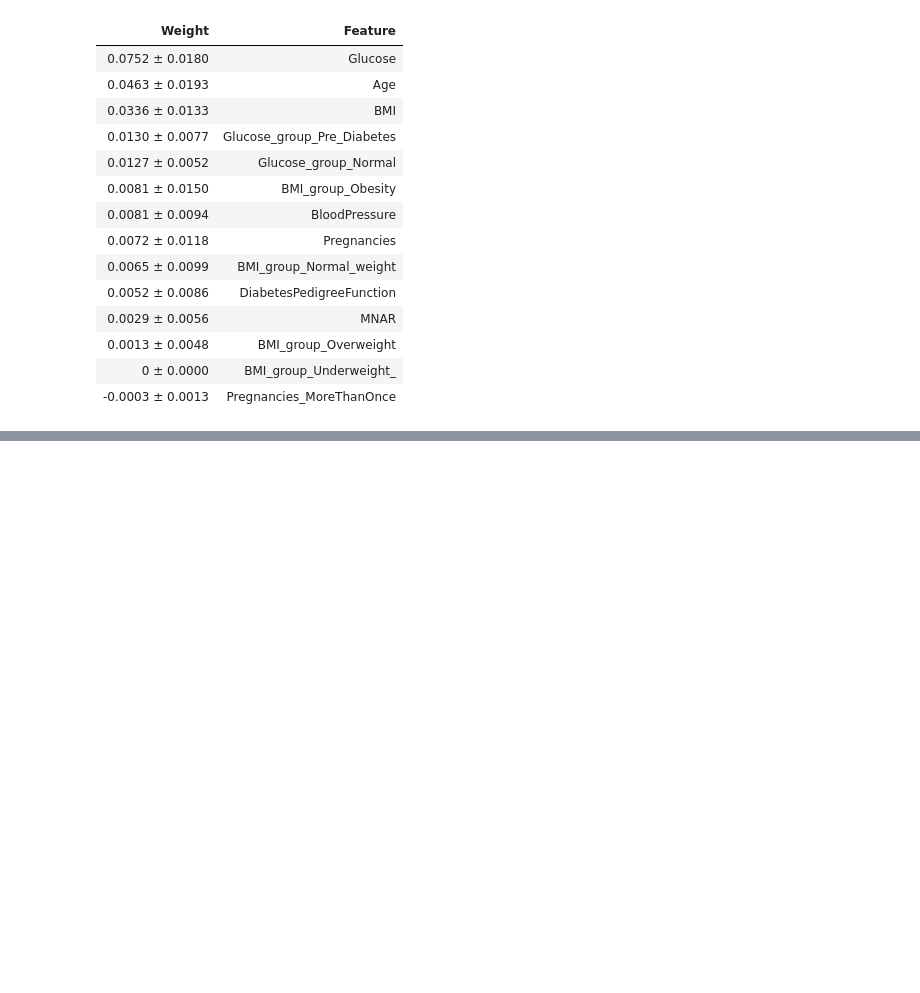
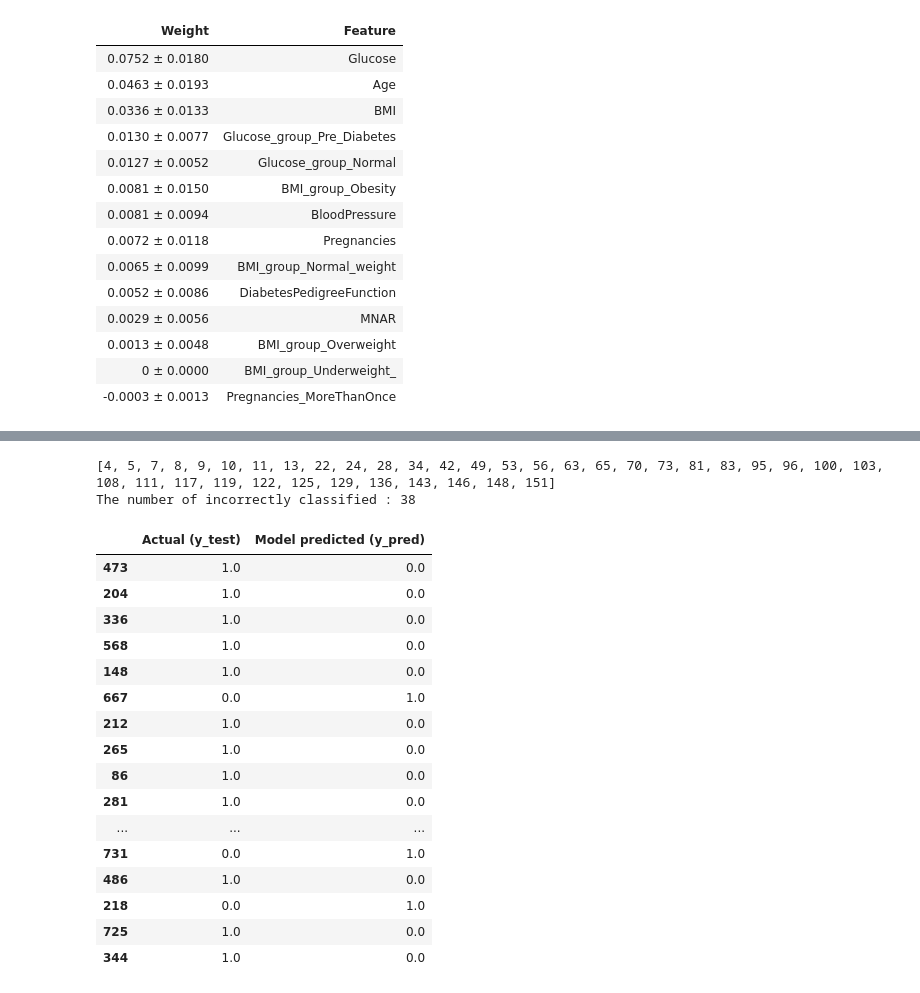
Before and after one commit to yukaberry/portfolio_forecasting_diabetes, a Jupyter notebook: notebooks/modeling_turning.ipynb, the cells around one changed output, grey strips where cells are left out. Saved outputs shown, nothing was run; the diff lists cells and outputs as text; code cells hidden in the pictures; blank space fills up the shorter version.

```diff
--- a/notebooks/modeling_turning_notebook.ipynb
+++ b/notebooks/modeling_turning.ipynb
@@ -477,0 +514,32 @@ eli5.show_weights(perm, feature_names = X_train.columns.tolist(),top=20)
+# %%
+indices = []
+for i in range(len(y_test)) :
+    if y_test.iloc[i]["Outcome2"] != y_pred[i]:
+        indices.append(i)
+
+print(indices)
+print("The number of incorrectly classified : " + str(len(indices)))
+# %% [output]
+[4, 5, 7, 8, 9, 10, 11, 13, 22, 24, 28, 34, 42, 49, 53, 56, 63, 65, 70, 73, 81, 83, 95, 96, 100, 103, 108, 111, 117, 119, 122, 125, 129, 136, 143, 146, 148, 151]
+The number of incorrectly classified : 38
+# %%
+wrong_predictions = FN_FP.iloc[indices,:]
+wrong_predictions
+# %% [output]
+|  | Actual (y_test) | Model predicted (y_pred) |
+| 473 | 1.0 | 0.0 |
+| 204 | 1.0 | 0.0 |
+| 336 | 1.0 | 0.0 |
+| 568 | 1.0 | 0.0 |
+| 148 | 1.0 | 0.0 |
+| 667 | 0.0 | 1.0 |
+| 212 | 1.0 | 0.0 |
+| 265 | 1.0 | 0.0 |
+| 86 | 1.0 | 0.0 |
+| 281 | 1.0 | 0.0 |
+| ... | ... | ... |
+| 731 | 0.0 | 1.0 |
+| 486 | 1.0 | 0.0 |
+| 218 | 0.0 | 1.0 |
+| 725 | 1.0 | 0.0 |
+| 344 | 1.0 | 0.0 |
```
Also changed, not shown: parts of 8 cells of this notebook, 4 other files.
